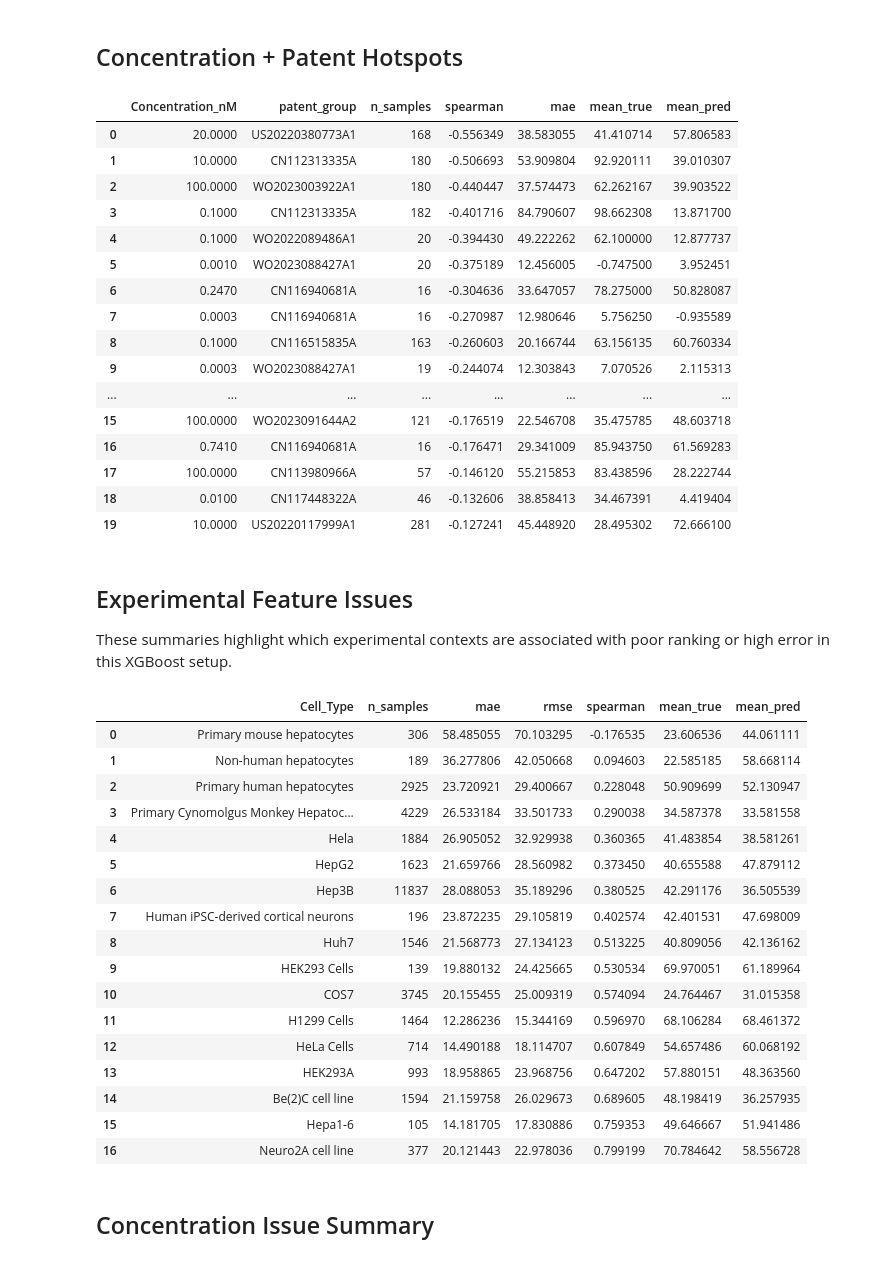
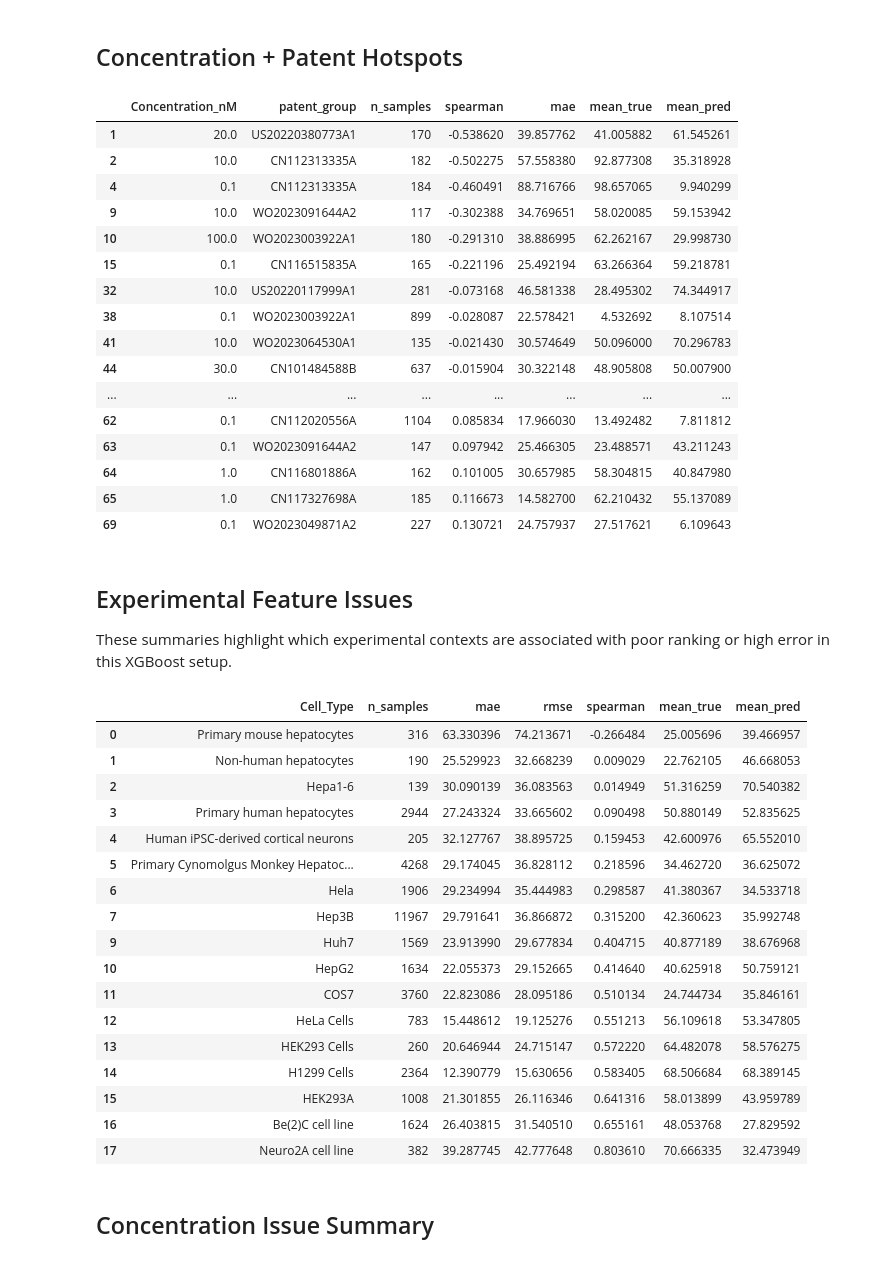
Before and after one commit to evelina-crypto/siRNA-Pharmaceutical-Modeling-with-Foundation-Models, a Jupyter notebook: classical_ml/xgboost/notebooks/xgboost_by_gene_mrna_data_investigation.ipynb, the cells around one changed output. Saved outputs shown, nothing was run; the diff lists cells and outputs as text; code cells hidden in the pictures.

```diff
--- a/classical_ml/xgboost/notebooks/xgboost_by_gene_mrna_data_investigation.ipynb
+++ b/classical_ml/xgboost/notebooks/xgboost_by_gene_mrna_data_investigation.ipynb
@@ -166,7 +171,7 @@ def issue_summary(df, group_col, min_samples=20):
 This is the harder and more biologically realistic view. Each prediction comes from a fold where that gene group was held out, so weak slices here are stronger candidates for transfer-poisoning before deep learning.
 # %%
 frozen_params = {'n_estimators': 800, 'max_depth': 4, 'learning_rate': 0.15881823130907038, 'subsample': 0.8812898741586134, 'colsample_bytree': 0.7824379872752019, 'min_child_weight': 4, 'reg_lambda': 0.8342807691178866, 'reg_alpha': 1.4296995092035882, 'gamma': 0.07531958697602548}
-gene_cv = GroupKFoldLeakPerGroup(n_splits=3, leak_n=30, random_state=42)
+gene_cv = GroupKFoldLeakPerGroup(n_splits=3, leak_n=0, random_state=42)
 
 fold_rows = []
 oof_frames = []
@@ -270,25 +335,27 @@ spearman_by_concentration_gene.sort_values(["spearman", "mae"], ascending=[True,
 # %% [markdown]
 ## Concentration + Patent Hotspots
 # %%
-spearman_by_concentration_patent.sort_values(["spearman", "mae"], ascending=[True, False]).head(20)
+spearman_by_concentration_patent.loc[
+    spearman_by_concentration_patent["n_samples"] >= 100
+].sort_values(["spearman", "mae"], ascending=[True, False]).head(20)
 # %% [output]
 |  | Concentration_nM | patent_group | n_samples | spearman | mae | mean_true | mean_pred |
-| 0 | 20.0000 | US20220380773A1 | 168 | -0.556349 | 38.583055 | 41.410714 | 57.806583 |
-| 1 | 10.0000 | CN112313335A | 180 | -0.506693 | 53.909804 | 92.920111 | 39.010307 |
-| 2 | 100.0000 | WO2023003922A1 | 180 | -0.440447 | 37.574473 | 62.262167 | 39.903522 |
-| 3 | 0.1000 | CN112313335A | 182 | -0.401716 | 84.790607 | 98.662308 | 13.871700 |
-| 4 | 0.1000 | WO2022089486A1 | 20 | -0.394430 | 49.222262 | 62.100000 | 12.877737 |
-| 5 | 0.0010 | WO2023088427A1 | 20 | -0.375189 | 12.456005 | -0.747500 | 3.952451 |
-| 6 | 0.2470 | CN116940681A | 16 | -0.304636 | 33.647057 | 78.275000 | 50.828087 |
-| 7 | 0.0003 | CN116940681A | 16 | -0.270987 | 12.980646 | 5.756250 | -0.935589 |
-| 8 | 0.1000 | CN116515835A | 163 | -0.260603 | 20.166744 | 63.156135 | 60.760334 |
-| 9 | 0.0003 | WO2023088427A1 | 19 | -0.244074 | 12.303843 | 7.070526 | 2.115313 |
+| 1 | 20.0 | US20220380773A1 | 170 | -0.538620 | 39.857762 | 41.005882 | 61.545261 |
+| 2 | 10.0 | CN112313335A | 182 | -0.502275 | 57.558380 | 92.877308 | 35.318928 |
+| 4 | 0.1 | CN112313335A | 184 | -0.460491 | 88.716766 | 98.657065 | 9.940299 |
+| 9 | 10.0 | WO2023091644A2 | 117 | -0.302388 | 34.769651 | 58.020085 | 59.153942 |
+| 10 | 100.0 | WO2023003922A1 | 180 | -0.291310 | 38.886995 | 62.262167 | 29.998730 |
+| 15 | 0.1 | CN116515835A | 165 | -0.221196 | 25.492194 | 63.266364 | 59.218781 |
+| 32 | 10.0 | US20220117999A1 | 281 | -0.073168 | 46.581338 | 28.495302 | 74.344917 |
+| 38 | 0.1 | WO2023003922A1 | 899 | -0.028087 | 22.578421 | 4.532692 | 8.107514 |
+| 41 | 10.0 | WO2023064530A1 | 135 | -0.021430 | 30.574649 | 50.096000 | 70.296783 |
+| 44 | 30.0 | CN101484588B | 637 | -0.015904 | 30.322148 | 48.905808 | 50.007900 |
 | ... | ... | ... | ... | ... | ... | ... | ... |
-| 15 | 100.0000 | WO2023091644A2 | 121 | -0.176519 | 22.546708 | 35.475785 | 48.603718 |
-| 16 | 0.7410 | CN116940681A | 16 | -0.176471 | 29.341009 | 85.943750 | 61.569283 |
-| 17 | 100.0000 | CN113980966A | 57 | -0.146120 | 55.215853 | 83.438596 | 28.222744 |
-| 18 | 0.0100 | CN117448322A | 46 | -0.132606 | 38.858413 | 34.467391 | 4.419404 |
-| 19 | 10.0000 | US20220117999A1 | 281 | -0.127241 | 45.448920 | 28.495302 | 72.666100 |
+| 62 | 0.1 | CN112020556A | 1104 | 0.085834 | 17.966030 | 13.492482 | 7.811812 |
+| 63 | 0.1 | WO2023091644A2 | 147 | 0.097942 | 25.466305 | 23.488571 | 43.211243 |
+| 64 | 1.0 | CN116801886A | 162 | 0.101005 | 30.657985 | 58.304815 | 40.847980 |
+| 65 | 1.0 | CN117327698A | 185 | 0.116673 | 14.582700 | 62.210432 | 55.137089 |
+| 69 | 0.1 | WO2023049871A2 | 227 | 0.130721 | 24.757937 | 27.517621 | 6.109643 |
 # %% [markdown]
 ## Experimental Feature Issues
 
@@ -296,30 +363,32 @@ These summaries highlight which experimental contexts are associated with poor r
 # %%
 issue_by_cell_type = issue_summary(predictions_df, "Cell_Type", min_samples=30)
 issue_by_concentration = issue_summary(predictions_df, "Concentration_nM", min_samples=20)
 issue_by_time = issue_summary(predictions_df, "Time_of_administration_h", min_samples=20)
 issue_by_patent = issue_summary(predictions_df, "patent_group", min_samples=20)
 issue_by_authorization = issue_summary(predictions_df, "Authorization_status", min_samples=20)
 
-issue_by_cell_type.sort_values(["spearman", "mae"], ascending=[True, False]).head(20)
+issue_by_cell_type.loc[
+    issue_by_cell_type["n_samples"] >= 100
+].sort_values(["spearman", "mae"], ascending=[True, False]).head(20)
 # %% [output]
 |  | Cell_Type | n_samples | mae | rmse | spearman | mean_true | mean_pred |
-| 0 | Primary mouse hepatocytes | 306 | 58.485055 | 70.103295 | -0.176535 | 23.606536 | 44.061111 |
-| 1 | Non-human hepatocytes | 189 | 36.277806 | 42.050668 | 0.094603 | 22.585185 | 58.668114 |
-| 2 | Primary human hepatocytes | 2925 | 23.720921 | 29.400667 | 0.228048 | 50.909699 | 52.130947 |
-| 3 | Primary Cynomolgus Monkey Hepatoc... | 4229 | 26.533184 | 33.501733 | 0.290038 | 34.587378 | 33.581558 |
-| 4 | Hela | 1884 | 26.905052 | 32.929938 | 0.360365 | 41.483854 | 38.581261 |
-| 5 | HepG2 | 1623 | 21.659766 | 28.560982 | 0.373450 | 40.655588 | 47.879112 |
-| 6 | Hep3B | 11837 | 28.088053 | 35.189296 | 0.380525 | 42.291176 | 36.505539 |
-| 7 | Human iPSC-derived cortical neurons | 196 | 23.872235 | 29.105819 | 0.402574 | 42.401531 | 47.698009 |
-| 8 | Huh7 | 1546 | 21.568773 | 27.134123 | 0.513225 | 40.809056 | 42.136162 |
-| 9 | HEK293 Cells | 139 | 19.880132 | 24.425665 | 0.530534 | 69.970051 | 61.189964 |
-| 10 | COS7 | 3745 | 20.155455 | 25.009319 | 0.574094 | 24.764467 | 31.015358 |
-| 11 | H1299 Cells | 1464 | 12.286236 | 15.344169 | 0.596970 | 68.106284 | 68.461372 |
-| 12 | HeLa Cells | 714 | 14.490188 | 18.114707 | 0.607849 | 54.657486 | 60.068192 |
-| 13 | HEK293A | 993 | 18.958865 | 23.968756 | 0.647202 | 57.880151 | 48.363560 |
-| 14 | Be(2)C cell line | 1594 | 21.159758 | 26.029673 | 0.689605 | 48.198419 | 36.257935 |
-| 15 | Hepa1-6 | 105 | 14.181705 | 17.830886 | 0.759353 | 49.646667 | 51.941486 |
-| 16 | Neuro2A cell line | 377 | 20.121443 | 22.978036 | 0.799199 | 70.784642 | 58.556728 |
+| 0 | Primary mouse hepatocytes | 316 | 63.330396 | 74.213671 | -0.266484 | 25.005696 | 39.466957 |
+| 1 | Non-human hepatocytes | 190 | 25.529923 | 32.668239 | 0.009029 | 22.762105 | 46.668053 |
+| 2 | Hepa1-6 | 139 | 30.090139 | 36.083563 | 0.014949 | 51.316259 | 70.540382 |
+| 3 | Primary human hepatocytes | 2944 | 27.243324 | 33.665602 | 0.090498 | 50.880149 | 52.835625 |
+| 4 | Human iPSC-derived cortical neurons | 205 | 32.127767 | 38.895725 | 0.159453 | 42.600976 | 65.552010 |
+| 5 | Primary Cynomolgus Monkey Hepatoc... | 4268 | 29.174045 | 36.828112 | 0.218596 | 34.462720 | 36.625072 |
+| 6 | Hela | 1906 | 29.234994 | 35.444983 | 0.298587 | 41.380367 | 34.533718 |
+| 7 | Hep3B | 11967 | 29.791641 | 36.866872 | 0.315200 | 42.360623 | 35.992748 |
+| 9 | Huh7 | 1569 | 23.913990 | 29.677834 | 0.404715 | 40.877189 | 38.676968 |
+| 10 | HepG2 | 1634 | 22.055373 | 29.152665 | 0.414640 | 40.625918 | 50.759121 |
+| 11 | COS7 | 3760 | 22.823086 | 28.095186 | 0.510134 | 24.744734 | 35.846161 |
+| 12 | HeLa Cells | 783 | 15.448612 | 19.125276 | 0.551213 | 56.109618 | 53.347805 |
+| 13 | HEK293 Cells | 260 | 20.646944 | 24.715147 | 0.572220 | 64.482078 | 58.576275 |
+| 14 | H1299 Cells | 2364 | 12.390779 | 15.630656 | 0.583405 | 68.506684 | 68.389145 |
+| 15 | HEK293A | 1008 | 21.301855 | 26.116346 | 0.641316 | 58.013899 | 43.959789 |
+| 16 | Be(2)C cell line | 1624 | 26.403815 | 31.540510 | 0.655161 | 48.053768 | 27.829592 |
+| 17 | Neuro2A cell line | 382 | 39.287745 | 42.777648 | 0.803610 | 70.666335 | 32.473949 |
 # %% [markdown]
 ## Concentration Issue Summary
 # %%
```
Also changed, not shown: parts of 14 cells of this notebook, 19 other files.
